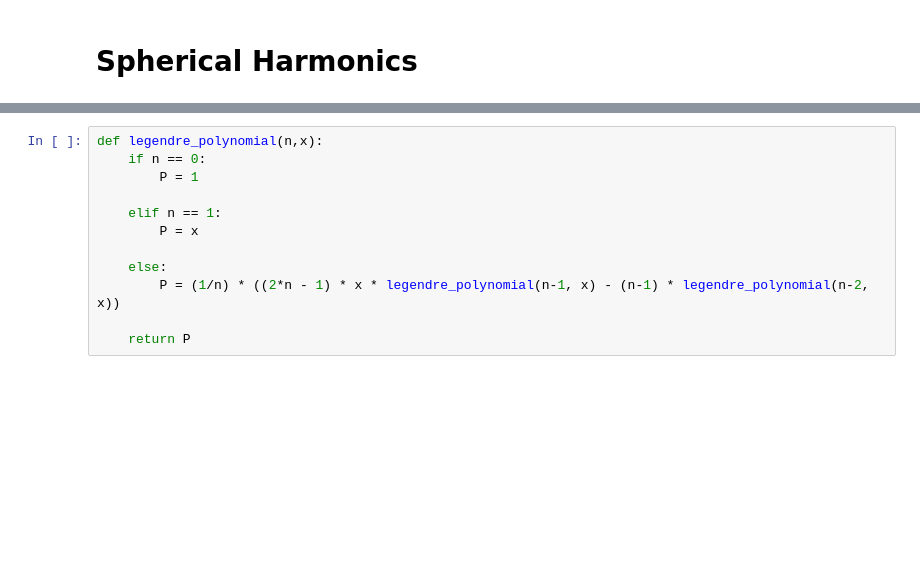
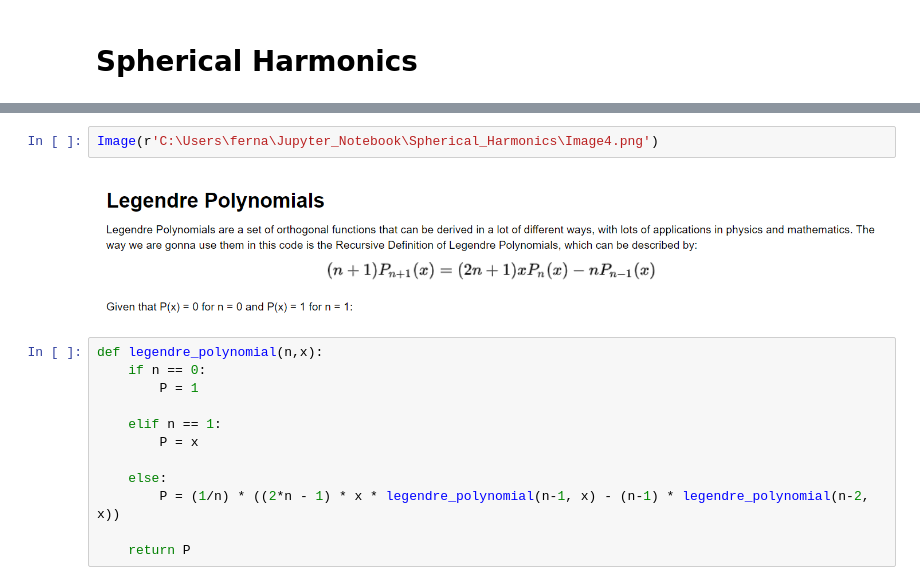
Before and after one commit to FernandoDeCome/Spherical_Harmonics, a Jupyter notebook: Spherical_Harmonics.ipynb, the cells around one changed output, grey strips where cells are left out. Drawn from its saved outputs; the diff is of its cells as text; blank space fills up the shorter version.

```diff
--- a/Spherical_Harmonics.ipynb
+++ b/Spherical_Harmonics.ipynb
@@ -24,3 +22,7 @@ Given that P(x) = 0 for n = 0 and P(x) = 1 for n = 1:
+# %%
+Image(r'C:\Users\ferna\Jupyter_Notebook\Spherical_Harmonics\Image4.png')
+# %% [output]
+[figure, added]
 # %%
 def legendre_polynomial(n,x):
     if n == 0:
```
Also changed, not shown: parts of 9 cells of this notebook.
